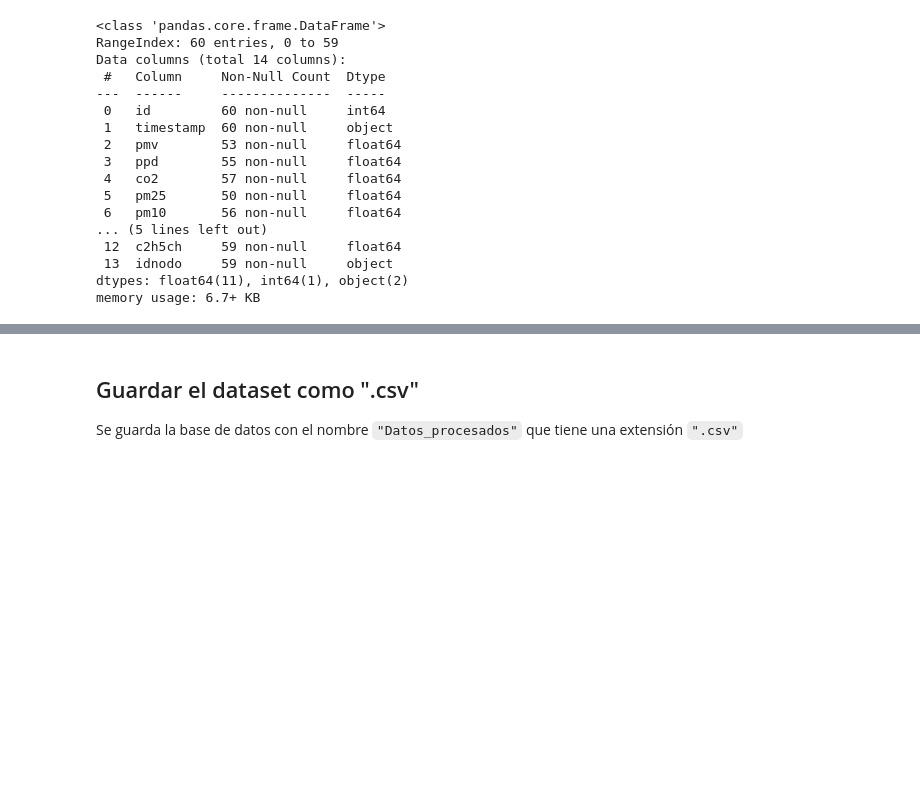
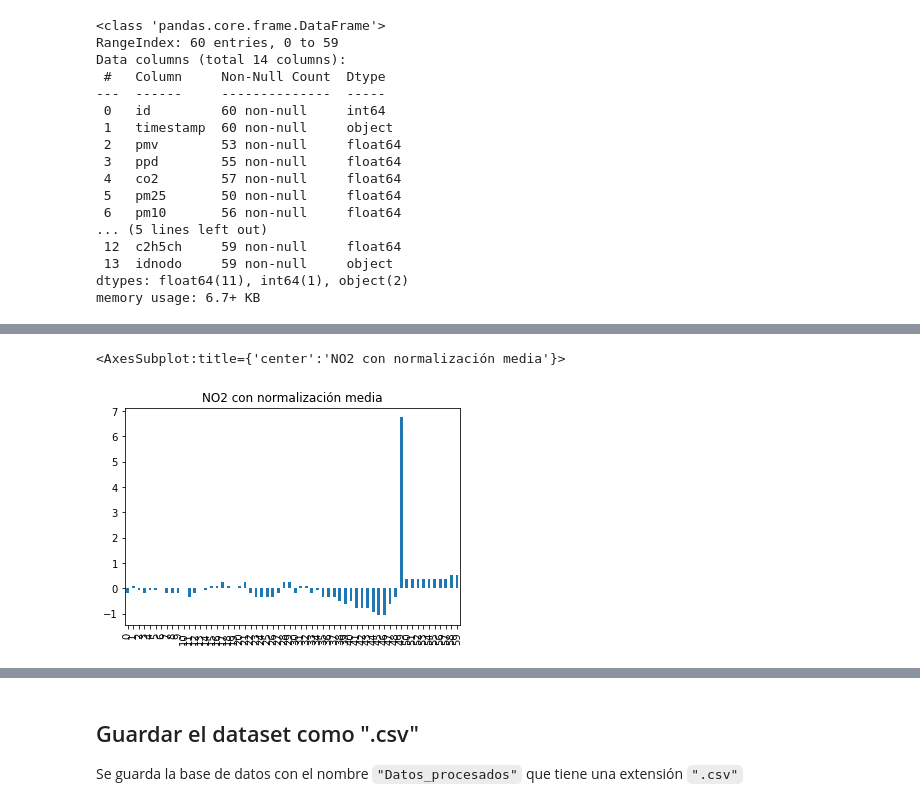
Before and after one commit to gaticavm9/Data-Wrangling, a Jupyter notebook: Main.ipynb, the cells around one changed output, grey strips where cells are left out. Cells and saved outputs as stored; diff of their text form; code cells hidden in the pictures; blank space fills up the shorter version.

```diff
--- a/Main.ipynb
+++ b/Main.ipynb
@@ -229,8 +215,7 @@ df.head(20)
 Utilizaremos la normalización media que es una de las formas más fáciles de normalizar los Dataframes de rangos variados. Esta normalización se hace restando la media y dividiendo por la desviación estándar para todos los elementos del Dataframe.
 # %%
-#Definimos una función que realiza la normalización
+#Definimos una función que realiza la normalización media, recibe como parametro de entrada el DataFrame a normalizar.
 def funNormMed(df_input):
     return df_input.apply(lambda x: (x-x.mean())/ x.std(), axis=0)
 
-df_norm = funNormMed(df[["pmv","ppd","co2","pm25","pm10", "temp","hr","voc","co","no2","c2h5ch"]])
-print(df_norm)
+df_normMed = funNormMed(df[["pmv","ppd","co2","pm25","pm10", "temp","hr","voc","co","no2","c2h5ch"]])
@@ -260,0 +230,5 @@ df['no2'].plot(kind='bar')
+# %%
+df_normMed['no2'].plot(title='NO2 con normalización media',kind='bar')
+# %% [output]
+<AxesSubplot:title={'center':'NO2 con normalización media'}>
+[figure, added]
```
Also changed, not shown: parts of 21 cells of this notebook, 1 other file.
